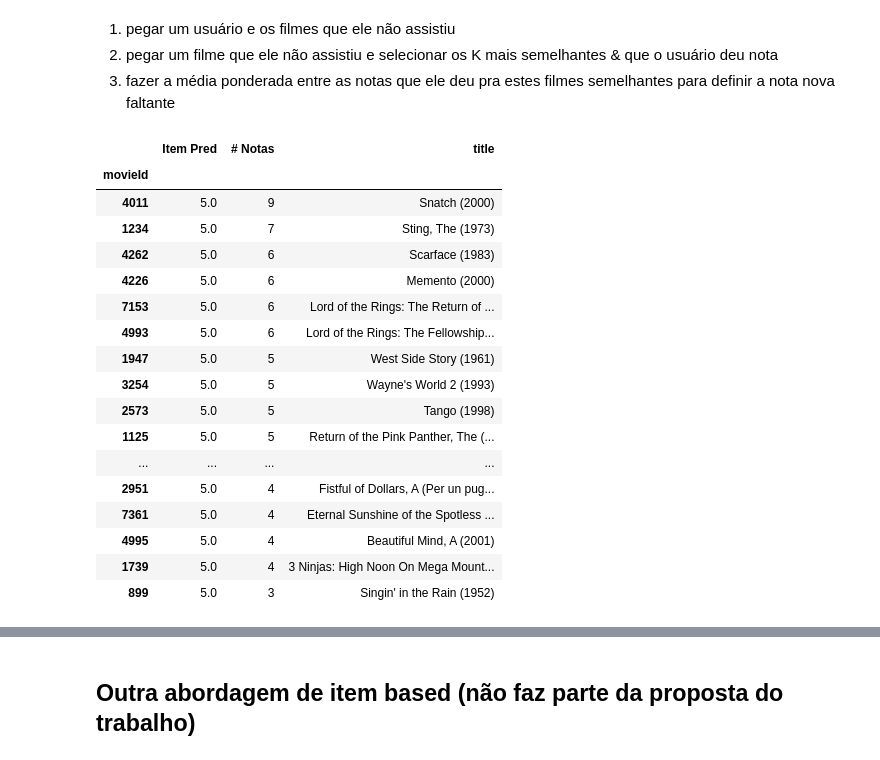
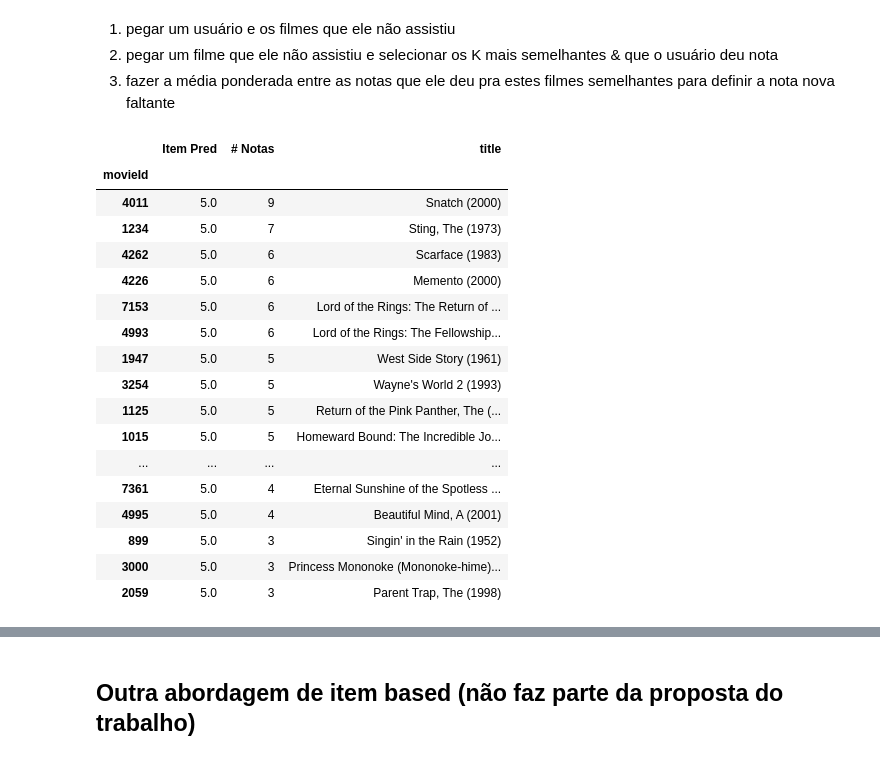
Before and after one commit to xnes/recsys, a Jupyter notebook: rec_sys_apresentacao.ipynb, the cells around one changed output, grey strips where cells are left out. Drawn from its saved outputs; the diff is of its cells as text; code cells hidden in the pictures.

```diff
--- a/rec_sys_apresentacao.ipynb
+++ b/rec_sys_apresentacao.ipynb
@@ -178,13 +185,8 @@ $$r_{xy} =\frac{\sum ^n _{i=1}(x_i - \bar{x})(y_i - \bar{y})}{\sqrt{\sum ^n _{i=
-# %%
-# DEPRECATED: APRESENTAVA ALGUNS ERRROS E VOLTAVA UMA LISTA
-#def obter_mais_similares(target, matriz_similaridade, matriz_dados, k = 25):
-#    todas_similaridades = matriz_similaridade.loc[target].to_numpy()     #criar um array com a linha do target na matrix de similaridades
-#    k_mais_similares = matriz_dados.index[todas_similaridades.argpartition(-k)[-k-1:-1]] #seleciona os k com similaridade mais alta no vetor excluindo ele mesmo
-#    return k_mais_similares
-def obter_mais_similares(target, matriz_similaridade, matriz_dados, k = 25):
-    similares = matriz_similaridade.loc[target].sort_values(ascending=False).drop(target)
-    similares = similares[similares!=0]
-    return similares.iloc[:k]
+# %%
+def obter_mais_similares(target, matriz_similaridade, k = 25, min_score = 0):
+    similares = matriz_similaridade.loc[target].sort_values(ascending=False).drop(target)
+    similares = similares[similares >= min_score]
+    return similares.iloc[:k]
 # %% [markdown]
 ### Matriz de filmes não vistos pelo usuário target e que receberam notas dos usuários mais similares
 # %%
@@ -218,7 +220,7 @@ $$ notaMédia = {\sum coeficiente * nota \over \sum coeficiente} $$
 # %%
 def predizer_notas(target, filmes, matriz_similaridade = users_cosine, matriz_dados = moviesX_usersY, k=25, min_threshold=0):
                                             # min_threshold: qtd mínima de notas para ser considerada ao recomendar um filme
-    similares = obter_mais_similares(target, matriz_similaridade, matriz_dados, 25)
+    similares = obter_mais_similares(target, matriz_similaridade, 25)
 
     resultado = pd.DataFrame(columns=filmes, index=['User Pred', '# Notas'] )
     resultado.columns.name = 'movieId'
@@ -321,8 +323,9 @@ print("Raiz do Erro Quadrático Médio :", testar_predicao_user_based(402))
 Raiz do Erro Quadrático Médio : 1.4723139384429305
 # %%
 usuarios = moviesX_usersY.index
-desvio_padrao = pd.DataFrame(index = usuarios)
+estatistica_user_based = pd.DataFrame(index = usuarios)
 for i in usuarios:
-    desvio_padrao.at[i,"rmse"]=testar_predicao_user_based(i)
-desvio_padrao['rmse'].std()
+    estatistica_user_based.at[i,"rmse_User"]=testar_predicao_user_based(i)
+estatistica_user_based['rmse_User'].std()
+estatistica_user_based.describe()
 # %% [output]
@@ -394,7 +404,7 @@ Os targets serão os filmes que o usuário não deu nota. É analisado os k film
 # %%
 def predizer_notas2(usuario, filmes, matriz_similaridade=movies_cosine, matriz_dados = usersX_moviesY, k=25, min_threshold=3):
     usuario = 1
-    filmes_não_avaliados = listar_filmes_nao_vistos(usuario,moviesX_usersY) #O que essa essa matriz dados???
+    filmes_não_avaliados = listar_filmes_nao_vistos(usuario) #O que essa essa matriz dados???
 
     #recomendacao = pd.DataFrame(columns=("movieId", "Nota", "Qt de Notas"))
     resultado = pd.DataFrame(columns=filmes, index=['Item Pred', '# Notas'] )
@@ -402,50 +412,51 @@ def predizer_notas2(usuario, filmes, matriz_similaridade=movies_cosine, matriz_d
 
     set_avaliados = set(listar_filmes_avaliados(usuario))
 
-    for filme in filmes:  #pegamos um filme da lista e vemos os mais similares
-        filmes_mais_similares = obter_mais_similares(filme, matriz_similaridade, matriz_dados,k)
-        similares_vistos = list(set(filmes_mais_similares.index) & set_avaliados) #pegar os mais similares que já foram avaliados
+    for filme in filmes:  #Para cada filme que desejamos a predição, obterei aqueles mais similares
+        filmes_mais_similares = obter_mais_similares(filme, matriz_similaridade, k, 0.2)
+        similares_vistos = list(set(filmes_mais_similares.index) & set_avaliados) #e ver quais que já foram avaliados
         numerador = 0
         denominador = 0
         qtd_notas = 0
-        for i in similares_vistos:
+        for i in similares_vistos: #para cada filme similar avaliado, calcular a média ponderada
             coeficiente = matriz_similaridade[filme][i]
             nota = usersX_moviesY[usuario][i]
             if (nota != 0):
                 numerador += nota * coeficiente
                 denominador += coeficiente
                 qtd_notas += 1
         if(qtd_notas < min_threshold):
             resultado = resultado.drop([filme], axis=1) #se a qt de notas for menor que limiar, descartar coluna com informação daquele filme
         else: #se não, prencher a nota calculada da média ponderada e a qtd de notas dadas
             try:
                 resultado.at['Item Pred',filme] = round(numerador/denominador,1)
             except:
                 #print(f"filme:{filme}, numerador:{numerador}, denominador: {denominador}, qt. notas: {qtd_notas}.")
                 resultado.at['Item Pred',filme] = 0
             resultado.at['# Notas',filme] = qtd_notas
             #recomendacao.loc[len(recomendacao)] = [int(filme), round(numerador/denominador,2), qtd_notas]
     return resultado
 
 
-filmes_não_avaliados = listar_filmes_nao_vistos(1, moviesX_usersY)
-predizer_notas2(1, filmes_não_avaliados[:15000],movies_cosine,usersX_moviesY,).T.join(movies[['title']], on=["movieId"]).sort_values(by=['Item Pred','# Notas','title'],ascending=False).head(20)
+filmes_não_avaliados = listar_filmes_nao_vistos(1)
+recomendacao = predizer_notas2(1, filmes_não_avaliados[:15000],movies_cosine,usersX_moviesY,).T.join(movies[['title']], on=["movieId"]).sort_values(by=['Item Pred','# Notas','title'],ascending=False)
+recomendacao.head(20)
 # %% [output]
 |  | Item Pred | # Notas | title |
 | movieId |  |  |  |
 | 4011 | 5.0 | 9 | Snatch (2000) |
 | 1234 | 5.0 | 7 | Sting, The (1973) |
 | 4262 | 5.0 | 6 | Scarface (1983) |
 | 4226 | 5.0 | 6 | Memento (2000) |
 | 7153 | 5.0 | 6 | Lord of the Rings: The Return of ... |
 | 4993 | 5.0 | 6 | Lord of the Rings: The Fellowship... |
 | 1947 | 5.0 | 5 | West Side Story (1961) |
 | 3254 | 5.0 | 5 | Wayne's World 2 (1993) |
-| 2573 | 5.0 | 5 | Tango (1998) |
 | 1125 | 5.0 | 5 | Return of the Pink Panther, The (... |
+| 1015 | 5.0 | 5 | Homeward Bound: The Incredible Jo... |
 | ... | ... | ... | ... |
-| 2951 | 5.0 | 4 | Fistful of Dollars, A (Per un pug... |
 | 7361 | 5.0 | 4 | Eternal Sunshine of the Spotless ... |
 | 4995 | 5.0 | 4 | Beautiful Mind, A (2001) |
-| 1739 | 5.0 | 4 | 3 Ninjas: High Noon On Mega Mount... |
 | 899 | 5.0 | 3 | Singin' in the Rain (1952) |
+| 3000 | 5.0 | 3 | Princess Mononoke (Mononoke-hime)... |
+| 2059 | 5.0 | 3 | Parent Trap, The (1998) |
```
Also changed, not shown: parts of 31 cells of this notebook, 1 other file.
